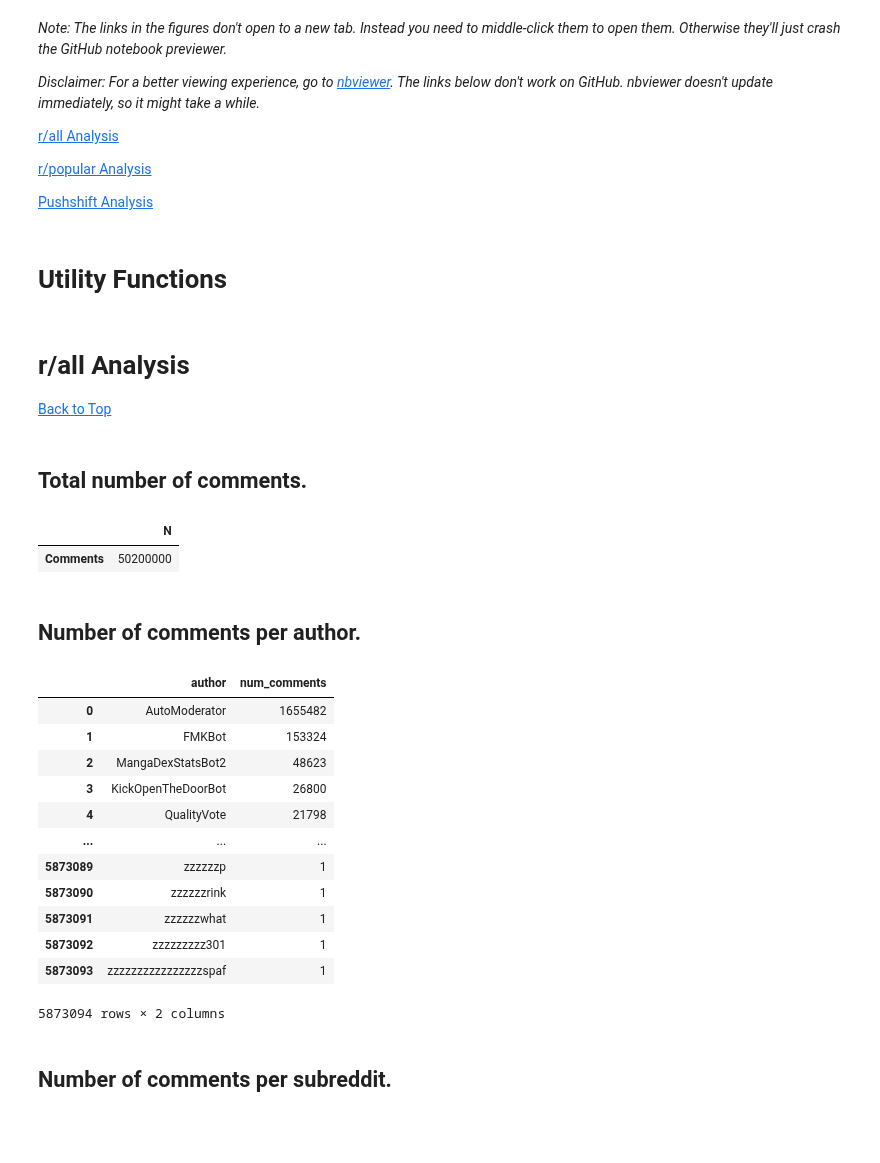
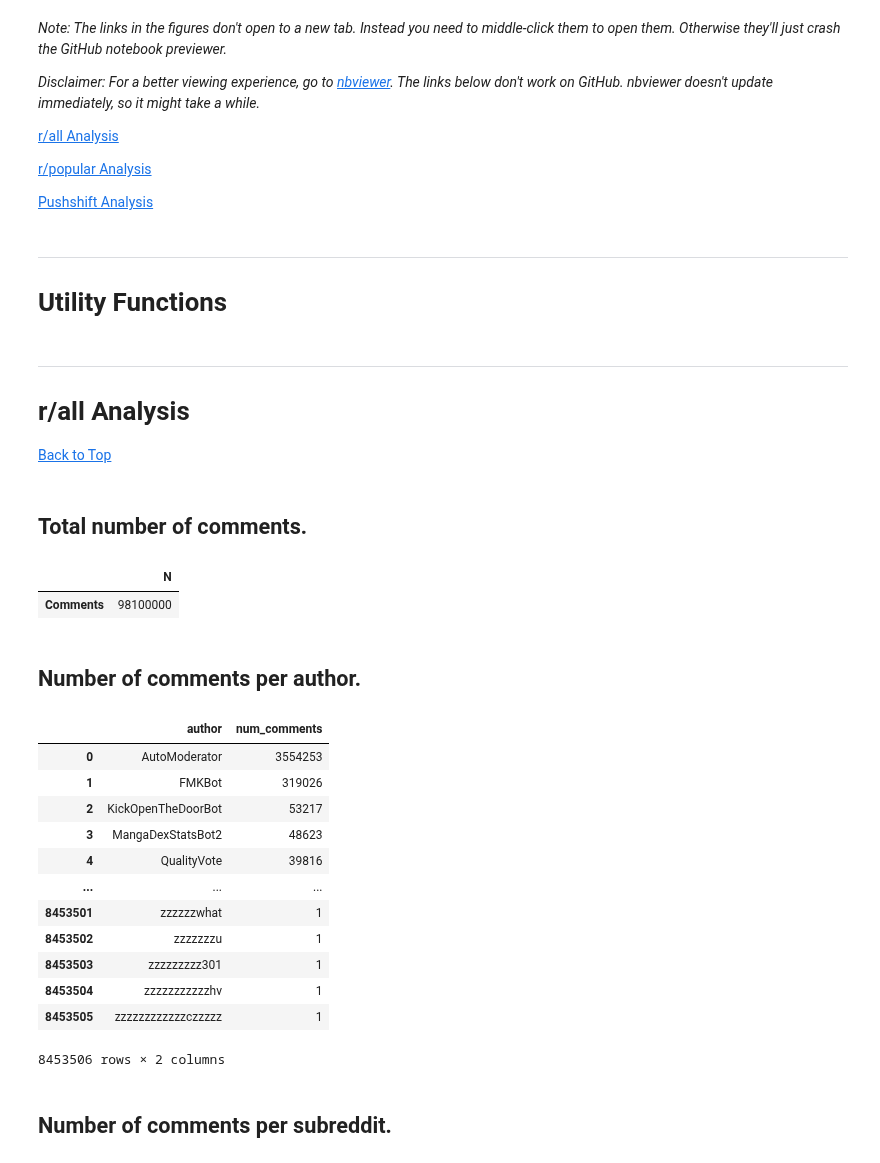
Before and after one commit to jackiec1998/resilient-communities, a Jupyter notebook: src/notebooks/analysis.ipynb, the cells around one changed output. Drawn from its saved outputs; the diff is of its cells as text; code cells hidden in the pictures; blank space fills up the shorter version.

```diff
--- a/src/notebooks/analysis.ipynb
+++ b/src/notebooks/analysis.ipynb
@@ -31,6 +31,7 @@ popular_snapshots = client.resilient.popular
 ps_comments = client.pushshift_comments
 ps_threads = client.pushshift_threads
 # %% [markdown]
+---
 # Utility Functions
 # %%
 def count_hourly(utc_series, tz='US/Central'):
@@ -57,6 +58,7 @@ def count_monthly(utc_series):
         fill_value=0
     ).astype(int)
 # %% [markdown]
+---
 # r/all Analysis
 <a id="all"></a>
 [Back to Top](#top)
@@ -68,35 +70,34 @@ table = pd.DataFrame.from_dict({
 }, orient='index')
 table.columns = ['N']
 
-display(table)
+table
 # %% [output]
 |  | N |
-| Comments | 50200000 |
+| Comments | 98100000 |
 # %% [markdown]
 ## Number of comments per author.
 # %%
-# Warning: This cell takes a while to compute (~4 minutes for 40M comments.)
 all_comments_per_author = pd.DataFrame(all_comments.aggregate([
     {'$project': {'_id': 1, 'author': 1}}, # Only using author field.
     {'$group': {'_id': '$author', 'num_comments': {'$sum': 1}}},
     {'$sort': {'num_comments': -1}} # Sort descending.
 ], allowDiskUse=True)).rename(columns={'_id': 'author'})
 
-display(all_comments_per_author)
+all_comments_per_author
 # %% [output]
 |  | author | num_comments |
-| 0 | AutoModerator | 1655482 |
-| 1 | FMKBot | 153324 |
-| 2 | MangaDexStatsBot2 | 48623 |
-| 3 | KickOpenTheDoorBot | 26800 |
-| 4 | QualityVote | 21798 |
+| 0 | AutoModerator | 3554253 |
+| 1 | FMKBot | 319026 |
+| 2 | KickOpenTheDoorBot | 53217 |
+| 3 | MangaDexStatsBot2 | 48623 |
+| 4 | QualityVote | 39816 |
 | ... | ... | ... |
-| 5873089 | zzzzzzp | 1 |
-| 5873090 | zzzzzzrink | 1 |
-| 5873091 | zzzzzzwhat | 1 |
-| 5873092 | zzzzzzzzz301 | 1 |
-| 5873093 | zzzzzzzzzzzzzzzzspaf | 1 |
+| 8453501 | zzzzzzwhat | 1 |
+| 8453502 | zzzzzzzu | 1 |
+| 8453503 | zzzzzzzzz301 | 1 |
+| 8453504 | zzzzzzzzzzzhv | 1 |
+| 8453505 | zzzzzzzzzzzzczzzzz | 1 |
-5873094 rows × 2 columns
+8453506 rows × 2 columns
 # %% [markdown]
 ## Number of comments per subreddit.
 # %%
```
Also changed, not shown: parts of 8 cells of this notebook, 1 other file.
